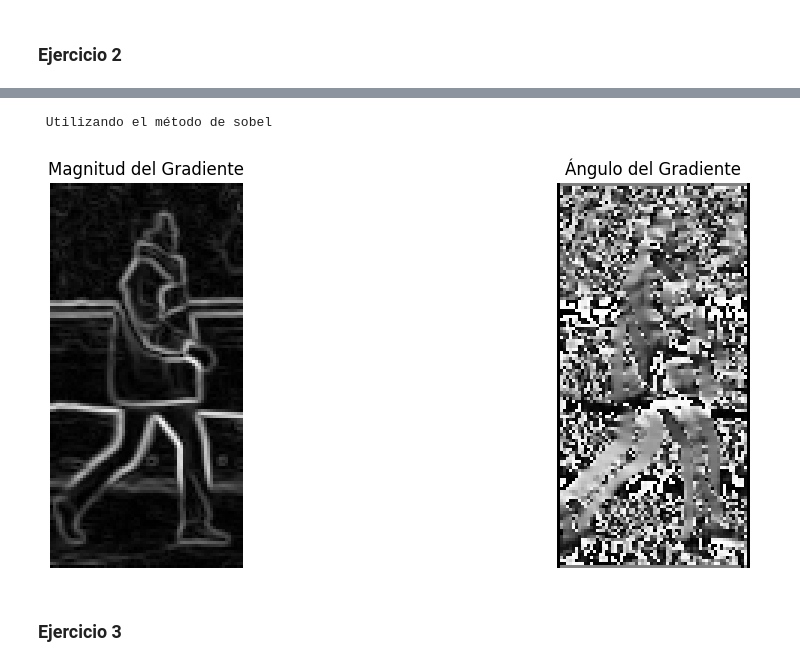
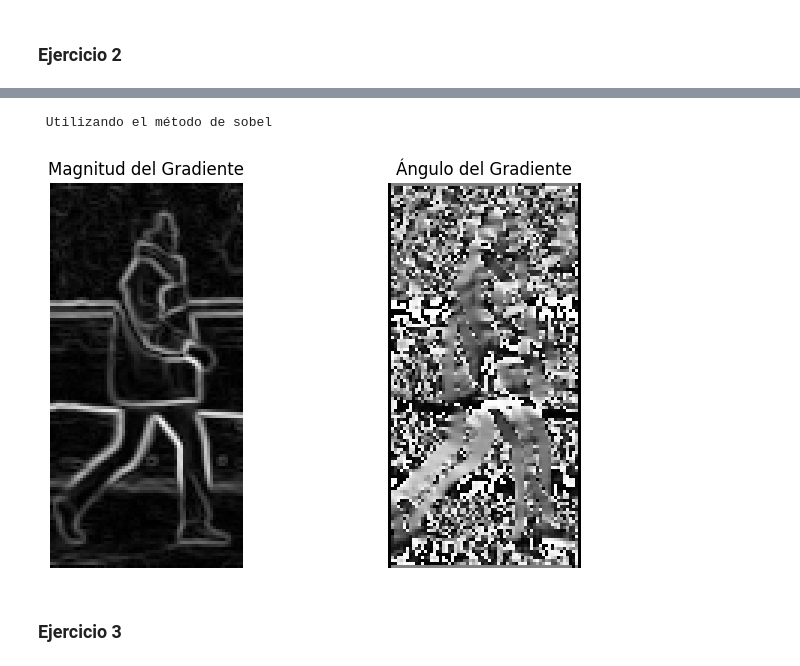
Before and after one commit to adrianfulla/Labs-CV, a Jupyter notebook: Lab3.ipynb, the cells around one changed output, grey strips where cells are left out. Saved outputs shown, nothing was run; the diff lists cells and outputs as text; code cells hidden in the pictures.

```diff
--- a/Lab3.ipynb
+++ b/Lab3.ipynb
@@ -100,22 +100,22 @@ plt.show()
 # %%
 magnitude, angle = compute_gradient(image_path, method='sobel')
 
 # Mostrar resultados
-plt.figure(figsize=(12, 5))
+plt.figure(figsize=(8, 5))
 plt.subplot(1, 2, 1)
 plt.imshow(magnitude, cmap='gray')
 plt.title('Magnitud del Gradiente')
 plt.axis('off')
 
 plt.subplot(1, 2, 2)
 plt.imshow(angle, cmap='gray')
 plt.title('Ángulo del Gradiente')
 plt.axis('off')
 
 plt.show()
 # %% [output]
  Utilizando el método de sobel
-[figure, old version]
+[figure, new version]
 # %% [markdown]
 ### Ejercicio 3
 # %%
```
Also changed, not shown: parts of 17 cells of this notebook, 3 other files.
